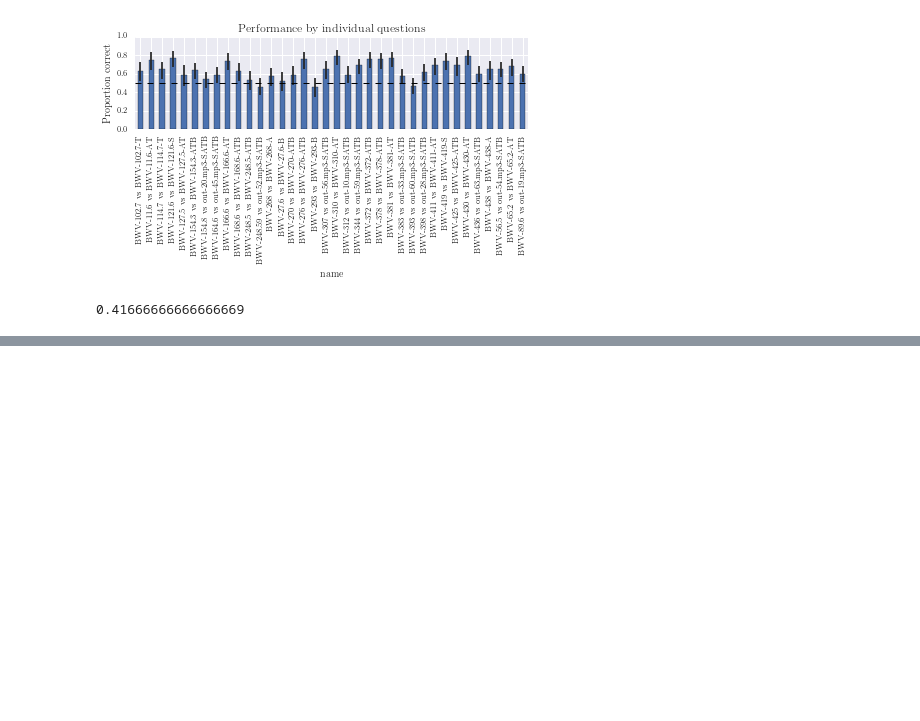
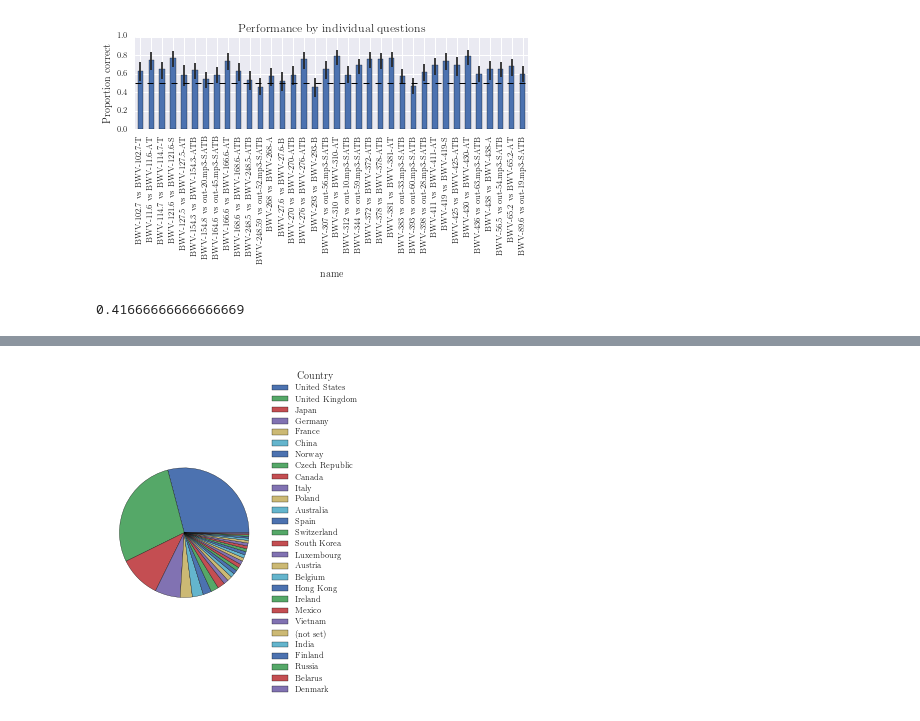
Before and after one commit to feynmanliang/bachbot-thesis, a Jupyter notebook: jupyter-notebooks/BachBot Responses.ipynb, the cells around one changed output, grey strips where cells are left out. Cells and saved outputs as stored; diff of their text form; code cells hidden in the pictures; blank space fills up the shorter version.

```diff
--- a/jupyter-notebooks/BachBot Responses.ipynb
+++ b/jupyter-notebooks/BachBot Responses.ipynb
@@ -270,8 +274,8 @@ df = props.loc[filter(lambda x: re.match(r".*SATB", x), props.index)]
 # %%
 df = pd.read_csv(
-    '/home/fl350/data/Analytics All Web Site Data Location 20160707-20160806.csv',
+    '/home/fl350/data/Analytics All Web Site Data Location 20160712-20160811.csv',
     skiprows=6)\
-.fillna('Other')\
+.fillna('n/a')\
 .set_index(['Country'])
 df = df.assign(Percentage = lambda x: 100 * np.round(x.Sessions / df.Sessions.sum(), 2))\
 .rename(columns={'Percentage': '% All Sessions'})
@@ -285,19 +306,21 @@ IOError: File /home/fl350/data/Analytics All Web Site Data Location 20160707-201
+# %%
+df_sub = df.iloc[:28]
 # %%
 latexify(fig_width=2.55, fig_height=2.55)
 
-ax = df.plot.pie(y='Sessions', labels=None)
+ax = pd.DataFrame(df_sub.Sessions).plot.pie(y='Sessions', labels=None)
 ax.set_ylabel('')
 
 # Shrink current axis by 20%
 box = ax.get_position()
 ax.set_position([box.x0, box.y0, box.width * 0.8, box.height])
 
 # Add legend to left
 ax.legend(title="Country", labels=df.index,
           loc='center left', bbox_to_anchor=(1, 0.5))
 
 plt.tight_layout()
 plt.savefig('user-demographics-pie.pgf', bbox_inches='tight', dpi=300)
 plt.show()
+# %% [output]
+[figure, added]
-# %% [markdown]
-##
```
Also changed, not shown: parts of 5 cells of this notebook, 5 other files.
